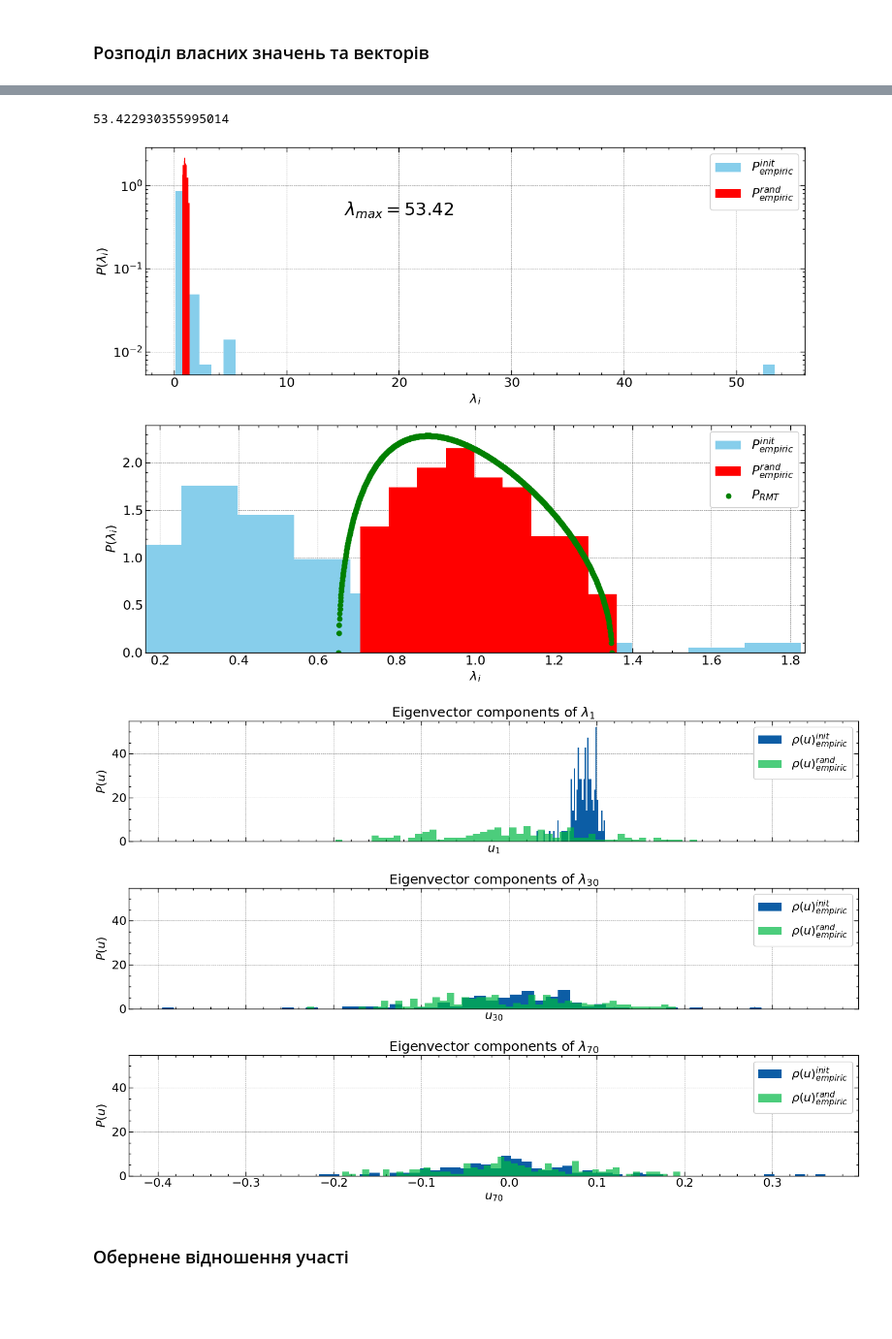
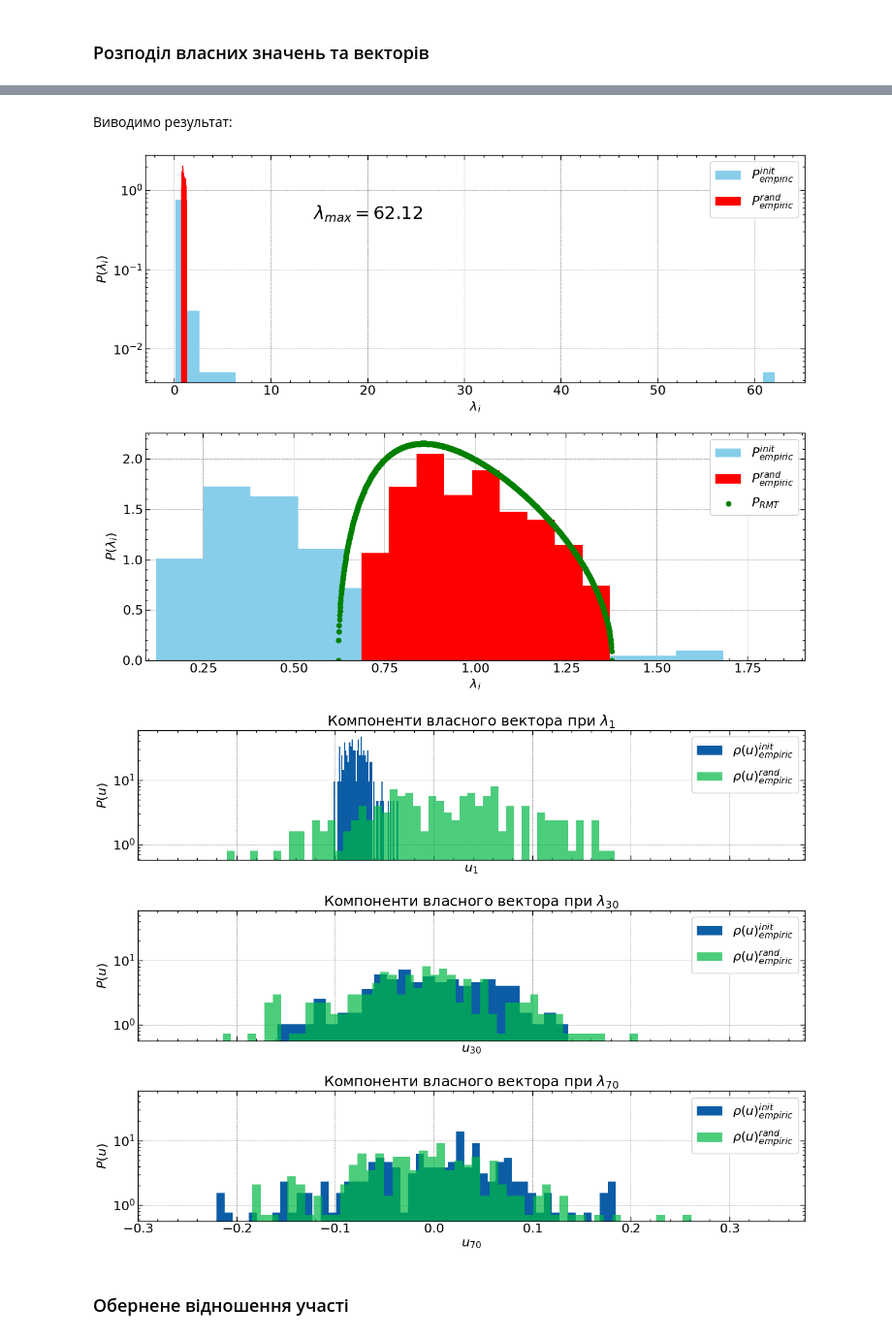
Before and after one commit to Butman2099/Complex-systems-book, a Jupyter notebook: lab_8.ipynb, the cells around one changed output, grey strips where cells are left out. Shown at 97% size. Drawn from its saved outputs; the diff is of its cells as text; code cells hidden in the pictures; blank space fills up the shorter version.

```diff
--- a/lab_8.ipynb
+++ b/lab_8.ipynb
@@ -251,5 +290,5 @@ data
 # %%
-data = data.T
+data = data_init.T
 data
 # %% [output]
 | Date | 2002-12-16 | 2002-12-17 | 2002-12-18 | 2002-12-19 | 2002-12-20 | 2002-12-23 | 2002-12-24 | 2002-12-26 | ... |
@@ -281,0 +357,2 @@ ccoef_flat = ccoef.compressed()
+# %%
+C, ccoef_flat = calc_cross_corr(log_ret)
@@ -313,5 +413,16 @@ plt.show();
 # %% [markdown]
 ### Розподіл власних значень та векторів
+# %%
+def calc_lambd_eig(C):
+    return np.linalg.eig(C)
 # %%
-w, v = np.linalg.eig(C)
-w_rand, v_rand = np.linalg.eig(R)
+lambdas, u = calc_lambd_eig(C)
+lambdas_rand, u_rand = calc_lambd_eig(R)
+
+Q = T/N
+
+lambda_plus = 1 + 1/Q + 2*np.sqrt(1/Q)
+lambda_minus = 1 - 1/Q - 2*np.sqrt(1/Q)
+
+print("Верхня границя розподілу власних значень, що прогнозується ТВМ: ", lambda_plus)
+print("Нижня границя розподілу власних значень, що прогнозується ТВМ: ", lambda_minus)
@@ -334,56 +437,65 @@ P = (Q/(2*np.pi))*np.sqrt((lambda_plus-lambda_random)*(lambda_random-lambda_minu
-# %%
-lambda_max = w.max()
-lambda_max
-# %% [output]
-53.422930355995014
+# %% [markdown]
+Виводимо результат:
 # %%
+#| label: matrix_lambda
+#| fig-cap: "Щільність розподілу ймовірностей для матриці прибутковостей фінансових активів $P_{empiric}^{init}$
+#| та випадкової матриці $P_{empiric}^{rand}$. На рисунку нижче представлено щільність розподілу,
+#| що прогнозується ТВМ (зелена крива)$"
+
 fig, ax = plt.subplots(2, 1, figsize=(13, 10))
-ax[0].hist(w, bins=50, density=True, color="skyblue", label='$P^{init}_{\it{empiric}}$')
-ax[0].hist(w_rand, bins='auto', density=True, color="red", label='$P^{rand}_{\it{empiric}}$')
+ax[0].hist(lambdas, bins=50, density=True, color="skyblue", label='$P^{init}_{\it{empiric}}$')
+ax[0].hist(lambdas_rand, bins='auto', density=True, color="red", label='$P^{rand}_{\it{empiric}}$')
 ax[0].set_xlabel('$\lambda_{i}$')
 ax[0].set_ylabel('$P(\lambda_{i})$')
-ax[0].text(20, 0.5, '$\lambda_{max}=$'+f'{lambda_max:.2f}', ha='center', va='center')
+ax[0].text(20, 0.5, '$\lambda_{max}=$'+f'{lambdas.max():.2f}', ha='center', va='center')
 ax[0].set_yscale('log')
 ax[0].legend()
 
-ax[1].hist(w, bins='auto', density=True, color="skyblue", label='$P^{init}_{\it{empiric}}$')
-ax[1].hist(w_rand, bins='auto', density=True, color="red", label='$P^{rand}_{\it{empiric}}$')
+ax[1].hist(lambdas, bins='auto', density=True, color="skyblue", label='$P^{init}_{\it{empiric}}$')
+ax[1].hist(lambdas_rand, bins='auto', density=True, color="red", label='$P^{rand}_{\it{empiric}}$')
 ax[1].set_xlabel('$\lambda_{i}$')
 ax[1].set_ylabel('$P(\lambda_{i})$')
-ax[1].set_xlim(lambda_minus-3*np.std(w_rand), lambda_plus+3*np.std(w_rand))
-ax[1].scatter(lambda_random, P, label='$P_{\it{RMT}}$', color='green')
+ax[1].set_xlim(lambda_minus-3*np.std(lambdas_rand), lambda_plus+3*np.std(lambdas_rand))
+ax[1].scatter(lambda_random, P_rm, label='$P_{\it{RMT}}$', color='green')
 ax[1].legend()
 
 fig.tight_layout()
-plt.show()
+plt.show();
 # %% [output]
-[figure, old version]
+[figure, new version]
 # %%
-fig, ax = plt.subplots(3, 1, figsize=(15, 10), sharex=True, sharey=True)
-ax[0].hist(v[:, 0], bins=50, density=True, label=r'$\rho(u)_{empiric}^{init}$')
-ax[0].hist(v_rand[:, 0], bins=50, density=True, alpha=0.7, label=r'$\rho(u)_{empiric}^{rand}$')
+#| label: matrix_eigen
+#| fig-cap: "Щільність розподілу ймовірностей компонент власних векторів вихідної матриці прибутковостей та
+#| пвипадкової матриці при $\\lambda_1$, $\\lambda_30$ та $\\lambda_70$"
+
+fig, ax = plt.subplots(3, 1, figsize=(13, 10), sharex=True, sharey=True)
+ax[0].hist(u[:, 0], bins=50, density=True, label=r'$\rho(u)_{empiric}^{init}$')
+ax[0].hist(u_rand[:, 0], bins=50, density=True, alpha=0.7, label=r'$\rho(u)_{empiric}^{rand}$')
 ax[0].set_xlabel('$u_{1}$')
 ax[0].set_ylabel('$P(u)$')
-ax[0].set_title('Eigenvector components of $ \lambda_{1} $')
+ax[0].set_title('Компоненти власного вектора при $ \lambda_{1} $')
 ax[0].legend()
+ax[0].set_yscale('log')
 
-ax[1].hist(v[:, 30], bins=50, density=True, label=r'$\rho(u)_{empiric}^{init}$')
-ax[1].hist(v_rand[:, 30], bins=50, density=True, alpha=0.7, label=r'$\rho(u)_{empiric}^{rand}$')
+ax[1].hist(u[:, 30], bins=50, density=True, label=r'$\rho(u)_{empiric}^{init}$')
+ax[1].hist(u_rand[:, 30], bins=50, density=True, alpha=0.7, label=r'$\rho(u)_{empiric}^{rand}$')
 ax[1].set_xlabel('$u_{30}$')
 ax[1].set_ylabel('$P(u)$')
-ax[1].set_title('Eigenvector components of $ \lambda_{30} $')
+ax[1].set_title('Компоненти власного вектора при $ \lambda_{30} $')
 ax[1].legend()
+ax[1].set_yscale('log')
 
-ax[2].hist(v[:, 70], bins=50, density=True, label=r'$\rho(u)_{empiric}^{init}$')
-ax[2].hist(v_rand[:, 70], bins=50, density=True, alpha=0.7, label=r'$\rho(u)_{empiric}^{rand}$')
+ax[2].hist(u[:, 70], bins=50, density=True, label=r'$\rho(u)_{empiric}^{init}$')
+ax[2].hist(u_rand[:, 70], bins=50, density=True, alpha=0.7, label=r'$\rho(u)_{empiric}^{rand}$')
 ax[2].set_xlabel('$u_{70}$')
 ax[2].set_ylabel('$P(u)$')
-ax[2].set_title('Eigenvector components of $ \lambda_{70} $')
+ax[2].set_title('Компоненти власного вектора при $ \lambda_{70} $')
 ax[2].legend()
+ax[2].set_yscale('log')
 
 fig.tight_layout()
-plt.show()
+plt.show();
 # %% [output]
-[figure, old version]
+[figure, new version]
 # %% [markdown]
 ### Обернене відношення участі
```
Also changed, not shown: parts of 58 cells of this notebook, 44 other files.
